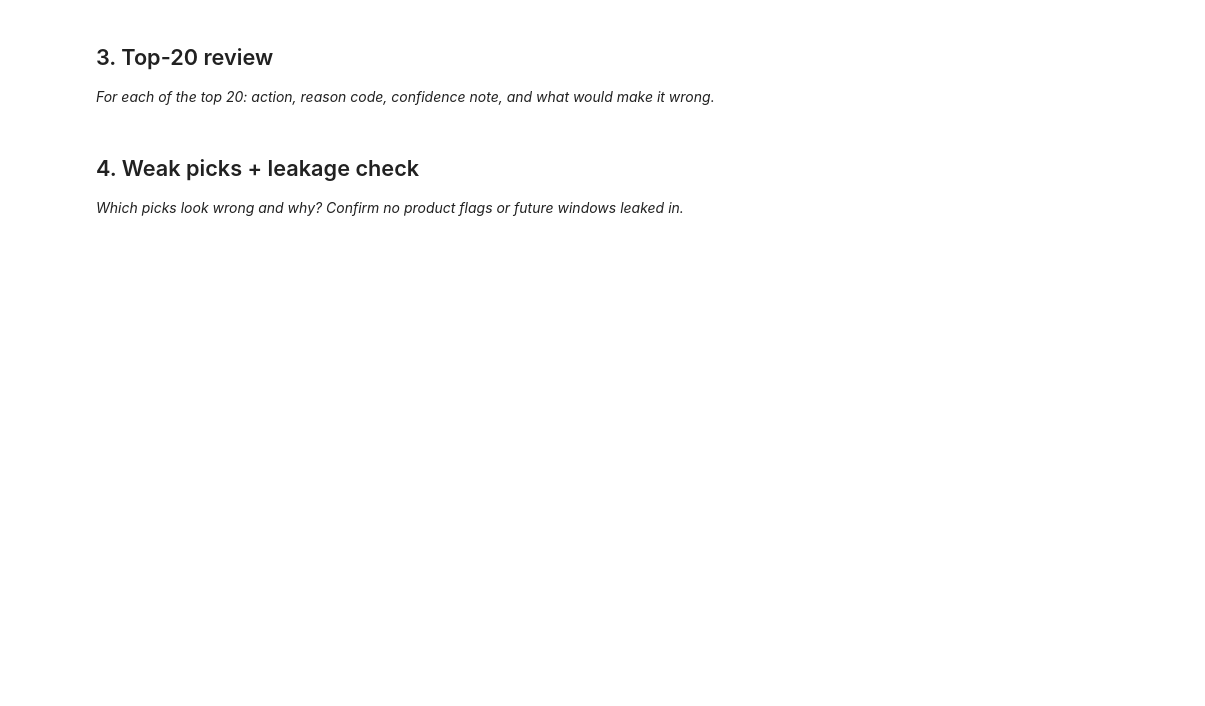
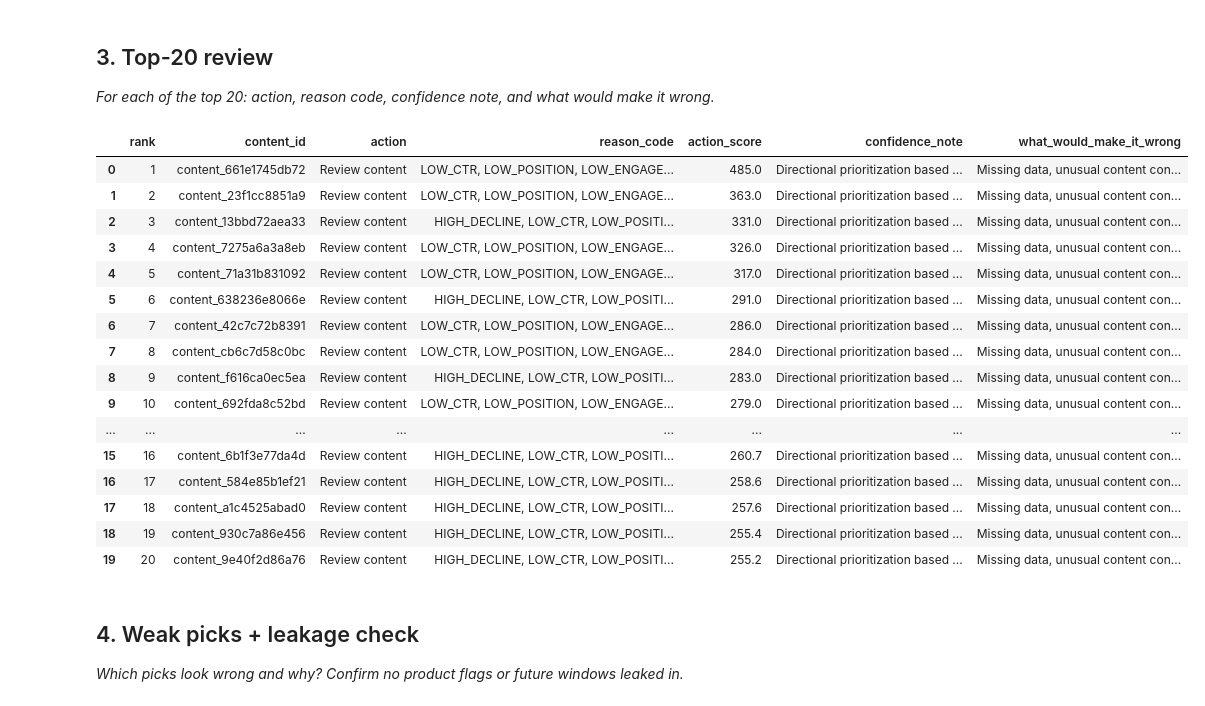
Before and after one commit to Duchalsoham12/flyrank-ml-internship, a Jupyter notebook: work/notebooks/w04_baseline_score.ipynb, the cells around one changed output. Drawn from its saved outputs; the diff is of its cells as text; code cells hidden in the pictures; blank space fills up the shorter version.

```diff
--- a/work/notebooks/w04_baseline_score.ipynb
+++ b/work/notebooks/w04_baseline_score.ipynb
@@ -30,3 +155,70 @@ This skeleton is yours to fill. Work the sections **in order** — each one has
+# %%
+# ML-07 Section 3: Top-20 Review
+
+top20 = score_df.head(20).copy()
+
+def get_reason(row):
+    reasons = []
+
+    if row["trend_pct"] < -20:
+        reasons.append("HIGH_DECLINE")
+
+    if row["ctr"] < 0.5:
+        reasons.append("LOW_CTR")
+
+    if row["avg_position"] > 10:
+        reasons.append("LOW_POSITION")
+
+    if row["engagement_rate"] < 0.5:
+        reasons.append("LOW_ENGAGEMENT")
+
+    if len(reasons) >= 2:
+        reasons.append("MULTIPLE_SIGNALS")
+
+    return ", ".join(reasons) if reasons else "REVIEW"
+
+
+top20["reason_code"] = top20.apply(get_reason, axis=1)
+
+top20["action"] = "Review content"
+
+top20["confidence_note"] = (
+    "Directional prioritization based on observed signals."
+)
+
+top20["what_would_make_it_wrong"] = (
+    "Missing data, unusual content context, or external search changes."
+)
+
+review_columns = [
+    "rank",
+    "content_id",
+    "action",
+    "reason_code",
+    "action_score",
+    "confidence_note",
+    "what_would_make_it_wrong"
+]
+
+display(top20[review_columns])
+# %% [output]
+|  | rank | content_id | action | reason_code | action_score | confidence_note | what_would_make_it_wrong |
+| 0 | 1 | content_661e1745db72 | Review content | LOW_CTR, LOW_POSITION, LOW_ENGAGE... | 485.0 | Directional prioritization based ... | Missing data, unusual content con... |
+| 1 | 2 | content_23f1cc8851a9 | Review content | LOW_CTR, LOW_POSITION, LOW_ENGAGE... | 363.0 | Directional prioritization based ... | Missing data, unusual content con... |
+| 2 | 3 | content_13bbd72aea33 | Review content | HIGH_DECLINE, LOW_CTR, LOW_POSITI... | 331.0 | Directional prioritization based ... | Missing data, unusual content con... |
+| 3 | 4 | content_7275a6a3a8eb | Review content | LOW_CTR, LOW_POSITION, LOW_ENGAGE... | 326.0 | Directional prioritization based ... | Missing data, unusual content con... |
+| 4 | 5 | content_71a31b831092 | Review content | LOW_CTR, LOW_POSITION, LOW_ENGAGE... | 317.0 | Directional prioritization based ... | Missing data, unusual content con... |
+| 5 | 6 | content_638236e8066e | Review content | HIGH_DECLINE, LOW_CTR, LOW_POSITI... | 291.0 | Directional prioritization based ... | Missing data, unusual content con... |
+| 6 | 7 | content_42c7c72b8391 | Review content | LOW_CTR, LOW_POSITION, LOW_ENGAGE... | 286.0 | Directional prioritization based ... | Missing data, unusual content con... |
+| 7 | 8 | content_cb6c7d58c0bc | Review content | LOW_CTR, LOW_POSITION, LOW_ENGAGE... | 284.0 | Directional prioritization based ... | Missing data, unusual content con... |
+| 8 | 9 | content_f616ca0ec5ea | Review content | HIGH_DECLINE, LOW_CTR, LOW_POSITI... | 283.0 | Directional prioritization based ... | Missing data, unusual content con... |
+| 9 | 10 | content_692fda8c52bd | Review content | LOW_CTR, LOW_POSITION, LOW_ENGAGE... | 279.0 | Directional prioritization based ... | Missing data, unusual content con... |
+| ... | ... | ... | ... | ... | ... | ... | ... |
+| 15 | 16 | content_6b1f3e77da4d | Review content | HIGH_DECLINE, LOW_CTR, LOW_POSITI... | 260.7 | Directional prioritization based ... | Missing data, unusual content con... |
+| 16 | 17 | content_584e85b1ef21 | Review content | HIGH_DECLINE, LOW_CTR, LOW_POSITI... | 258.6 | Directional prioritization based ... | Missing data, unusual content con... |
+| 17 | 18 | content_a1c4525abad0 | Review content | HIGH_DECLINE, LOW_CTR, LOW_POSITI... | 257.6 | Directional prioritization based ... | Missing data, unusual content con... |
+| 18 | 19 | content_930c7a86e456 | Review content | HIGH_DECLINE, LOW_CTR, LOW_POSITI... | 255.4 | Directional prioritization based ... | Missing data, unusual content con... |
+| 19 | 20 | content_9e40f2d86a76 | Review content | HIGH_DECLINE, LOW_CTR, LOW_POSITI... | 255.2 | Directional prioritization based ... | Missing data, unusual content con... |
 # %% [markdown]
 ## 4. Weak picks + leakage check
 
```
Also changed, not shown: parts of 11 cells of this notebook.
